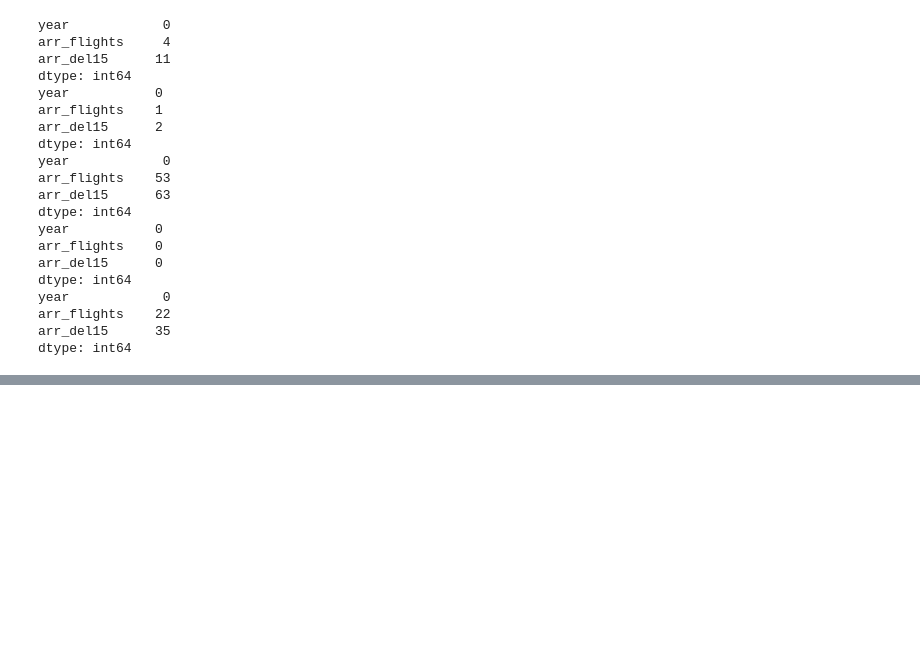
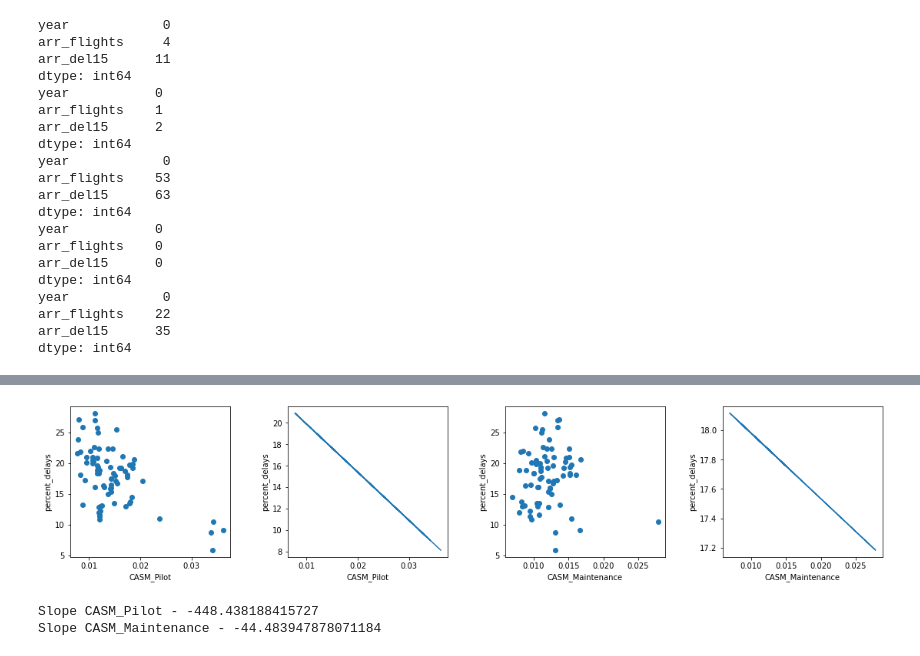
Before and after one commit to namithadeshpande/Airline-Project, a Jupyter notebook: Airline/Airline.ipynb, the cells around one changed output, grey strips where cells are left out. Drawn from its saved outputs; the diff is of its cells as text; code cells hidden in the pictures; blank space fills up the shorter version.

```diff
--- a/Airline/Airline.ipynb
+++ b/Airline/Airline.ipynb
@@ -154,0 +183,27 @@ df
+# %%
+plt.figure(figsize=(16, 4))
+plt.subplot(1, 4, 1)
+plt.plot(df['CASM_Pilot'], df['percent_delays'], 'o') # 'o' for scatter plot
+plt.xlabel("CASM_Pilot")
+plt.ylabel("percent_delays")
+plt.subplot(1, 4, 2)
+m, b = np.polyfit(df['CASM_Pilot'],df['percent_delays'], 1)
+plt.plot(df['CASM_Pilot'], m * df['CASM_Pilot'] + b)
+plt.xlabel("CASM_Pilot")
+plt.ylabel("percent_delays")
+plt.subplot(1, 4, 3)
+plt.plot(df['CASM_Maintenance'], df['percent_delays'], 'o') # 'o' for scatter plot
+plt.xlabel("CASM_Maintenance")
+plt.ylabel("percent_delays")
+plt.subplot(1, 4, 4)
+m1, b1 = np.polyfit(df['CASM_Maintenance'], df['percent_delays'], 1)
+plt.plot(df['CASM_Maintenance'], m1 * df['CASM_Maintenance'] + b1)
+plt.xlabel("CASM_Maintenance")
+plt.ylabel("percent_delays")
+plt.tight_layout(pad=3)
+plt.show()
+print(f'Slope CASM_Pilot - {m} \nSlope CASM_Maintenance - {m1}')
+# %% [output]
+[figure, added]
+Slope CASM_Pilot - -448.438188415727
+Slope CASM_Maintenance - -44.483947878071184
```
Also changed, not shown: parts of 5 cells of this notebook.
